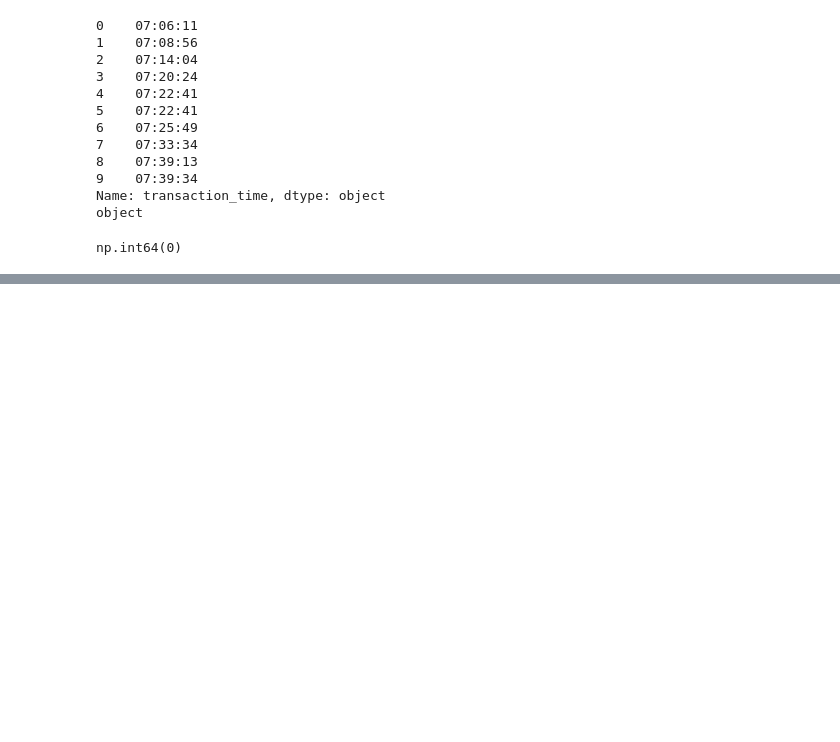
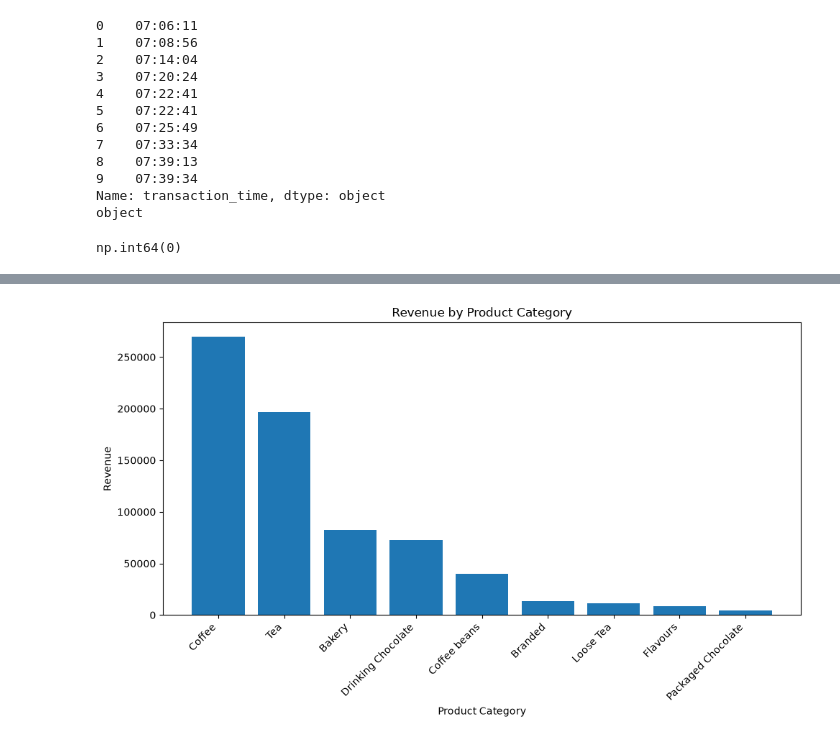
Before and after one commit to SurajWankhade831/afficionado-coffee-analysis, a Jupyter notebook: notebooks/sales_analysis.ipynb, the cells around one changed output, grey strips where cells are left out. Saved outputs shown, nothing was run; the diff lists cells and outputs as text; code cells hidden in the pictures; blank space fills up the shorter version.

```diff
--- a/notebooks/sales_analysis.ipynb
+++ b/notebooks/sales_analysis.ipynb
@@ -401,0 +489,32 @@ avg_transaction_value
+# %%
+# Save Product Category Revenue chart
+
+category_revenue = (
+    df.groupby("product_category")["revenue"]
+    .sum()
+    .sort_values(ascending=False)
+)
+
+plt.figure(figsize=(10, 6))
+
+plt.bar(
+    category_revenue.index,
+    category_revenue.values
+)
+
+plt.xlabel("Product Category")
+plt.ylabel("Revenue")
+plt.title("Revenue by Product Category")
+
+plt.xticks(rotation=45, ha="right")
+plt.tight_layout()
+
+plt.savefig(
+    "../outputs/figures/category_revenue.png",
+    dpi=300,
+    bbox_inches="tight"
+)
+
+plt.show()
+# %% [output]
+[figure, added]
```
Also changed, not shown: parts of 10 cells of this notebook, 14 other files.
